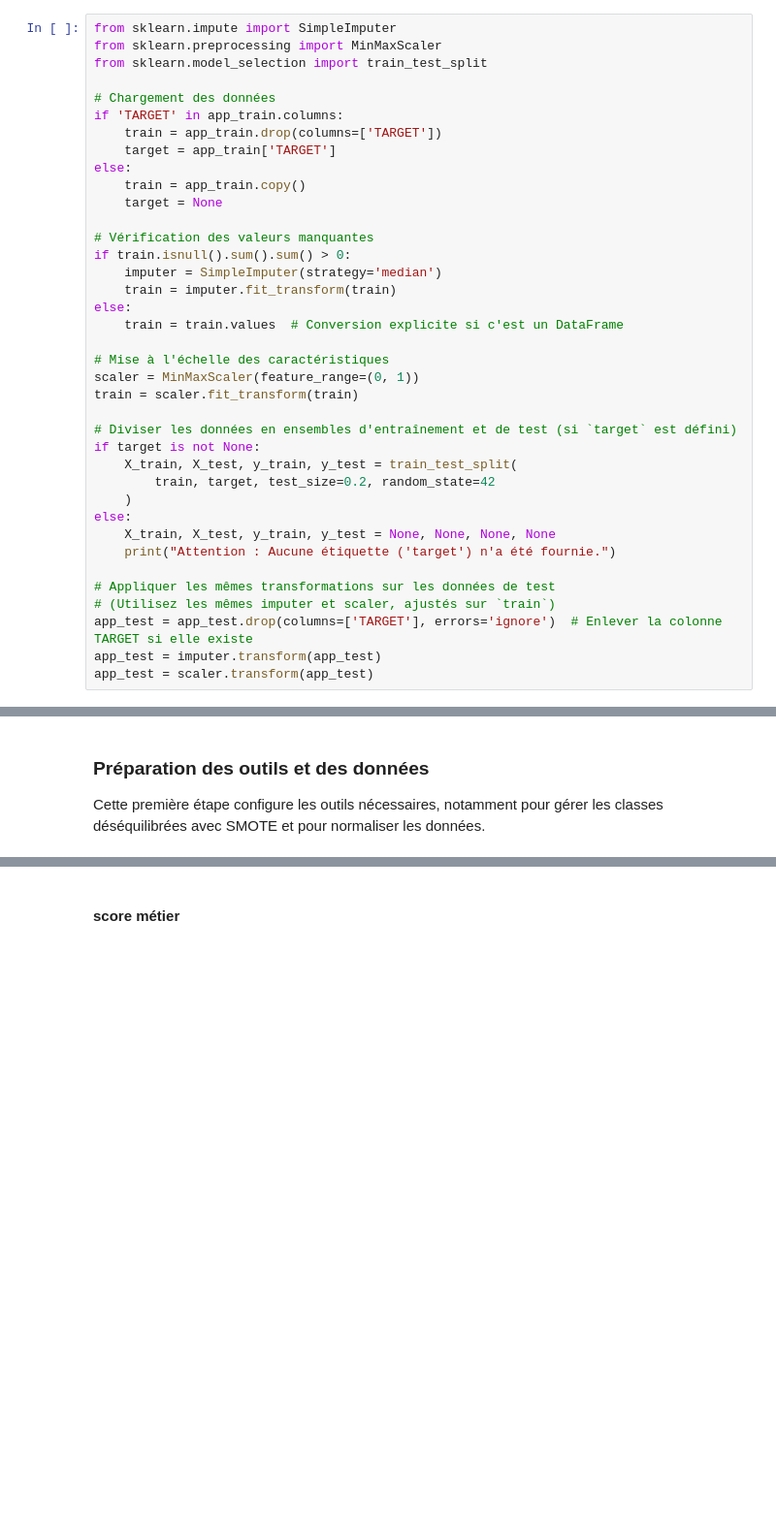
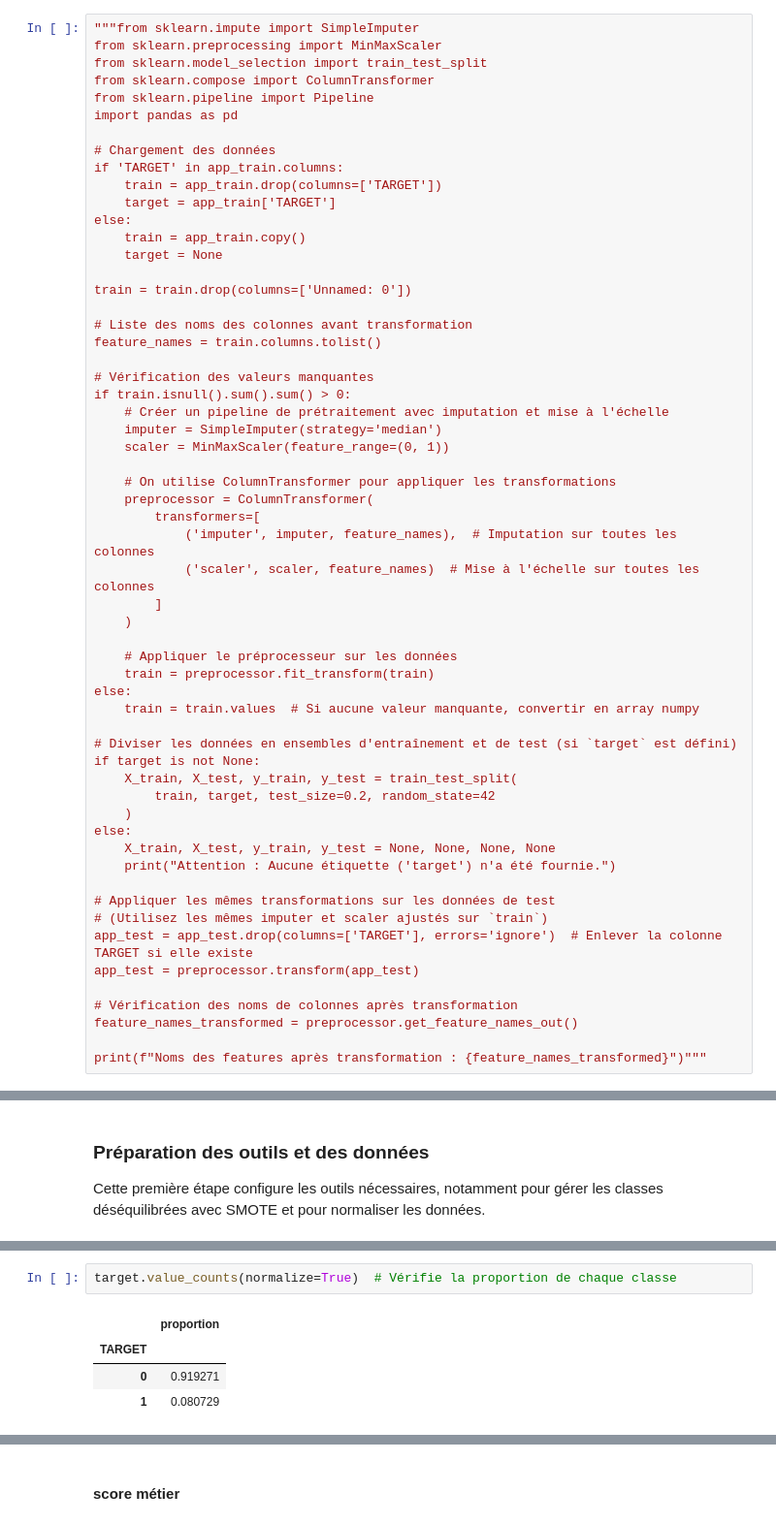
Before and after one commit to NatSy77/projet_7, a Jupyter notebook: P7_modelisation.ipynb, the cells around one changed output, grey strips where cells are left out. Shown at 97% size. Drawn from its saved outputs; the diff is of its cells as text; blank space fills up the shorter version.

```diff
--- a/P7_modelisation.ipynb
+++ b/P7_modelisation.ipynb
@@ -176,7 +215,10 @@ mlflow.set_tracking_uri(f"file://{mlflow_directory}")
 # %%
-from sklearn.impute import SimpleImputer
+"""from sklearn.impute import SimpleImputer
 from sklearn.preprocessing import MinMaxScaler
 from sklearn.model_selection import train_test_split
+from sklearn.compose import ColumnTransformer
+from sklearn.pipeline import Pipeline
+import pandas as pd
 
 # Chargement des données
 if 'TARGET' in app_train.columns:
@@ -186,16 +228,29 @@ else:
     train = app_train.copy()
     target = None
 
+train = train.drop(columns=['Unnamed: 0'])
+
+# Liste des noms des colonnes avant transformation
+feature_names = train.columns.tolist()
+
 # Vérification des valeurs manquantes
 if train.isnull().sum().sum() > 0:
+    # Créer un pipeline de prétraitement avec imputation et mise à l'échelle
     imputer = SimpleImputer(strategy='median')
-    train = imputer.fit_transform(train)
+    scaler = MinMaxScaler(feature_range=(0, 1))
+
+    # On utilise ColumnTransformer pour appliquer les transformations
+    preprocessor = ColumnTransformer(
+        transformers=[
+            ('imputer', imputer, feature_names),  # Imputation sur toutes les colonnes
+            ('scaler', scaler, feature_names)  # Mise à l'échelle sur toutes les colonnes
+        ]
+    )
+
+    # Appliquer le préprocesseur sur les données
+    train = preprocessor.fit_transform(train)
 else:
-    train = train.values  # Conversion explicite si c'est un DataFrame
-
-# Mise à l'échelle des caractéristiques
-scaler = MinMaxScaler(feature_range=(0, 1))
-train = scaler.fit_transform(train)
+    train = train.values  # Si aucune valeur manquante, convertir en array numpy
 
 # Diviser les données en ensembles d'entraînement et de test (si `target` est défini)
 if target is not None:
@@ -207,7 +262,11 @@ else:
     print("Attention : Aucune étiquette ('target') n'a été fournie.")
 
 # Appliquer les mêmes transformations sur les données de test
-# (Utilisez les mêmes imputer et scaler, ajustés sur `train`)
+# (Utilisez les mêmes imputer et scaler ajustés sur `train`)
 app_test = app_test.drop(columns=['TARGET'], errors='ignore')  # Enlever la colonne TARGET si elle existe
-app_test = imputer.transform(app_test)
-app_test = scaler.transform(app_test)
+app_test = preprocessor.transform(app_test)
+
+# Vérification des noms de colonnes après transformation
+feature_names_transformed = preprocessor.get_feature_names_out()
+
+print(f"Noms des features après transformation : {feature_names_transformed}")"""
@@ -259,0 +304,7 @@ X_test = scaler.transform(X_test)
+# %%
+target.value_counts(normalize=True)  # Vérifie la proportion de chaque classe
+# %% [output]
+|  | proportion |
+| TARGET |  |
+| 0 | 0.919271 |
+| 1 | 0.080729 |
```
Also changed, not shown: parts of 37 cells of this notebook.
